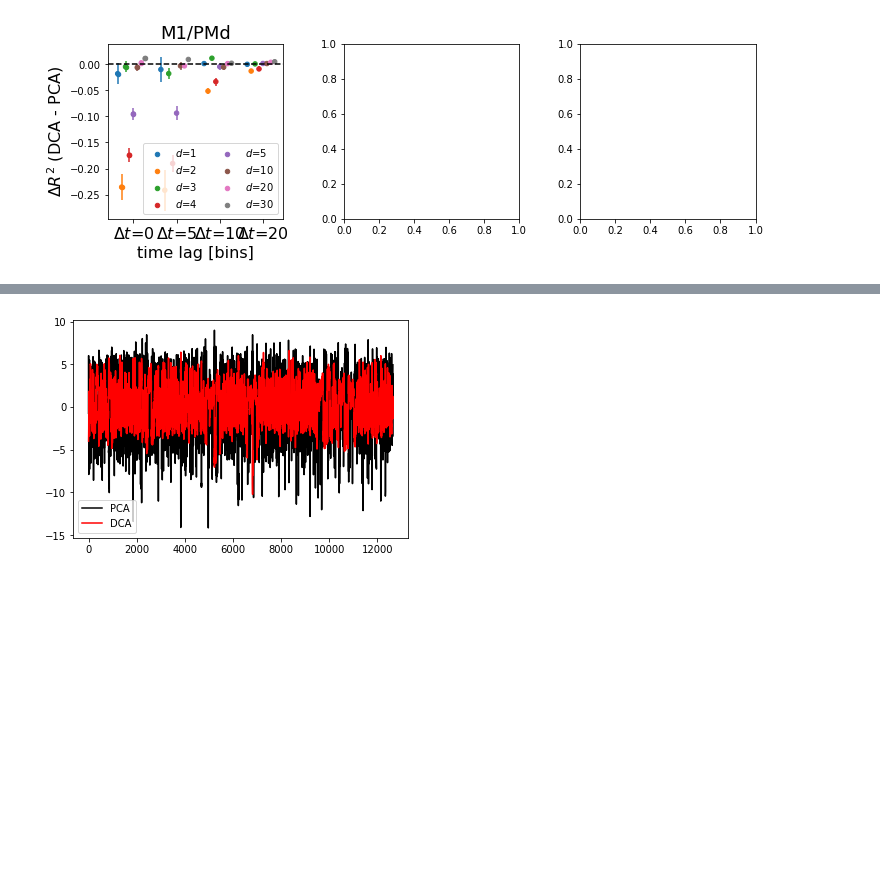
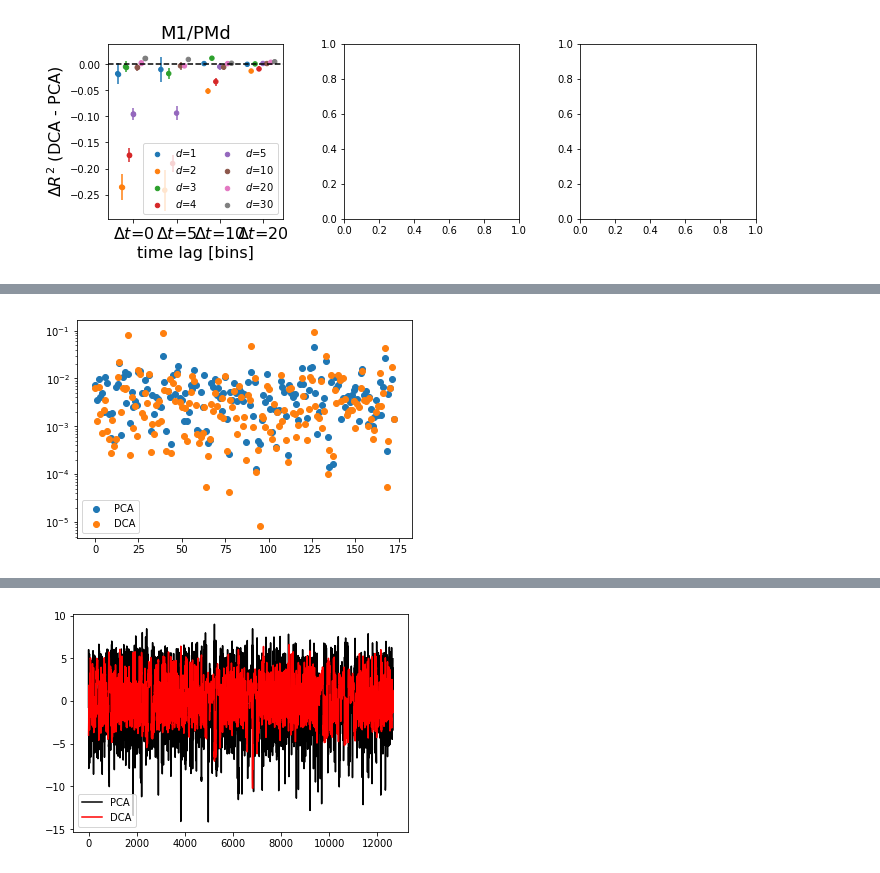
Before and after one commit to BouchardLab/DynamicalComponentsAnalysis, a Jupyter notebook: notebooks/NeuralData.ipynb, the cells around one changed output, grey strips where cells are left out. Saved outputs shown, nothing was run; the diff lists cells and outputs as text; code cells hidden in the pictures; blank space fills up the shorter version.

```diff
--- a/notebooks/NeuralData.ipynb
+++ b/notebooks/NeuralData.ipynb
@@ -37,6 +37,21 @@ def linear_decode_r2(X_train, Y_train, X_test, Y_test, decoding_window=1, offset
     r2 = 1 - np.sum((Y_test_pred - Y_test)**2)/np.sum(Y_test**2)
 
     return r2
+
+from cca.data_util import sum_over_chunks
+from cca.data_util import sliding_z_score, get_active_channels
+
+def load_sabes_data(bin_width_s):
+    f = h5py.File("/home/davidclark/Projects/DataUtil/nhp_reaches_sorted.hdf5", "r")
+    sessions = list(f.keys())
+    lengths = np.array([f[session]["M1"]["spikes"].shape[0] for session in sessions])
+    session = sessions[np.argsort(lengths)[::-1][0]] #longest session
+    X, Y = f[session]["M1"]["spikes"], f[session]["cursor"]
+    chunk_size = int(np.round(bin_width_s / .004))
+    X, Y = sum_over_chunks(X, chunk_size), sum_over_chunks(Y, chunk_size)
+    print(len(X))
+    #X, Y = X[:20000], Y[:20000]
+    return X, Y
 # %%
 #Set this to False for safety
 delete_old_file = True
@@ -303,0 +353,12 @@ X_pca = np.dot(X, V_pca)
+# %%
+lev_dca = np.sum(V_dca**2, axis=1)/dim
+lev_pca = np.sum(V_pca**2, axis=1)/dim
+
+x = np.arange(len(lev_dca))
+plt.yscale("log")
+plt.scatter(x, lev_pca, label="PCA")
+plt.scatter(x, lev_dca, label="DCA")
+plt.legend()
+plt.show()
+# %% [output]
+[figure, added]
```
Also changed, not shown: parts of 15 cells of this notebook, 4 other files.
